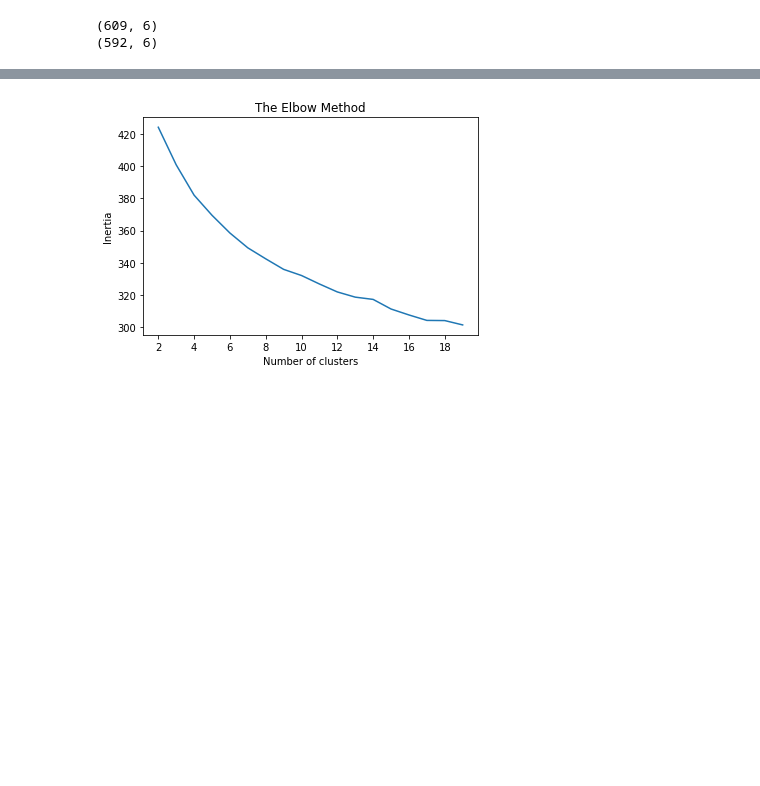
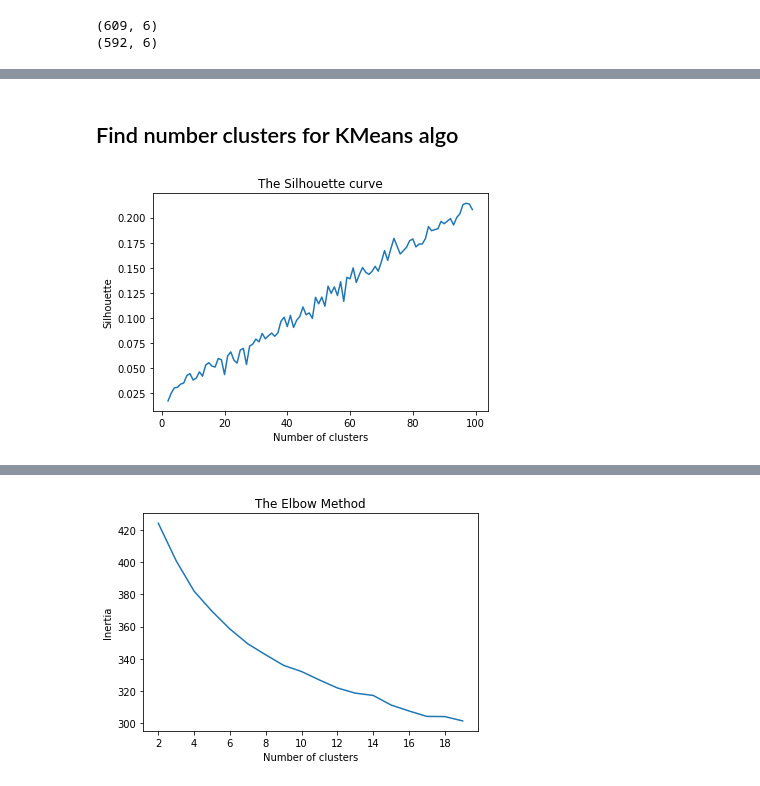
Before and after one commit to kristof-becode/Document-Clustering, a Jupyter notebook: Vectorizing.ipynb, the cells around one changed output, grey strips where cells are left out. Cells and saved outputs as stored; diff of their text form; code cells hidden in the pictures; blank space fills up the shorter version.

```diff
--- a/Vectorizing.ipynb
+++ b/Vectorizing.ipynb
@@ -19,10 +22,15 @@ stop_words = set(stopwords.words('english'))
 # %%
-kleister = pd.read_csv('/home/becode/AI/Data/Faktion/kleister-charity/test-A/in.tsv', sep='\t', names=['filename', 'keys', 'text_djvu', 'text_tesseract', 'text_textract', 'text_best'])
-#print(kleister.head())
+# read kleister test tsv file into dataframe
+kleister = pd.read_csv('/home/becode/AI/Data/Faktion/kleister-charity/test-A/in.tsv', sep='\t',
+                       names=['filename', 'keys', 'text_djvu', 'text_tesseract', 'text_textract', 'text_best'])
 print(kleister.shape)
-kleister = kleister.dropna()
+kleister = kleister.dropna() # drop nans
 print(kleister.shape)
+
+# keep only 'text_tesseract' OCR text column
 kleister =kleister.drop(columns=['keys', 'text_djvu','text_textract','text_best'])
+
+# some easy preprocessing after looking at text content
 kleister['text_tesseract'] = kleister['text_tesseract'].astype(str)
 kleister['text_tesseract'] = kleister['text_tesseract'].apply(lambda x: x.replace("\n",""))
 kleister['text_tesseract'] = kleister['text_tesseract'].apply(lambda x: x.replace("\\n",""))
@@ -48,0 +76,16 @@ def tokenize_lem(text):
+# %%
+# Text needs to be vectorised for clustering, here we will use tf-idf
+
+# Call vectorizer and params -> point to 'tokenize_lem' func which tokenizes, lemmatizes and removes stop words
+tfidf_vectorizer = TfidfVectorizer(max_df= 0.8, min_df= 0,max_features=50000, stop_words=None,
+                                   use_idf=True, tokenizer=tokenize_lem) #, ngram_range=(1,3))
+# fit vectorizer and transform documents' text content to vectors
+X = tfidf_vectorizer.fit_transform(kleister['text_tesseract'])
+
+print(X.shape)
+print(X.toarray())
+df1 = pd.DataFrame(X.toarray(), columns=tfidf_vectorizer.get_feature_names())
+print(df1)
+
+print(tfidf_vectorizer.vocabulary_)
+print(len(tfidf_vectorizer.vocabulary_))
@@ -48,0 +110,17 @@ def tokenize_lem(text):
+# %% [markdown]
+## Find number clusters for KMeans algo
+# %%
+# Silhouette curve: silhouette score vs number clusters k (better metric than Elbow method)
+n_clusters=100
+sil_scores=[]
+for i in range(2,n_clusters):
+    kmeans = KMeans(i)
+    labels = kmeans.fit_predict(X) # or kmeans.labels_ is the same
+    sil_scores.append(silhouette_score(X,labels))
+plt.plot(range(2,100),sil_scores)
+plt.title('The Silhouette curve')
+plt.xlabel('Number of clusters')
+plt.ylabel('Silhouette')
+plt.show()
+# %% [output]
+[figure, added]
```
Also changed, not shown: parts of 36 cells of this notebook.
